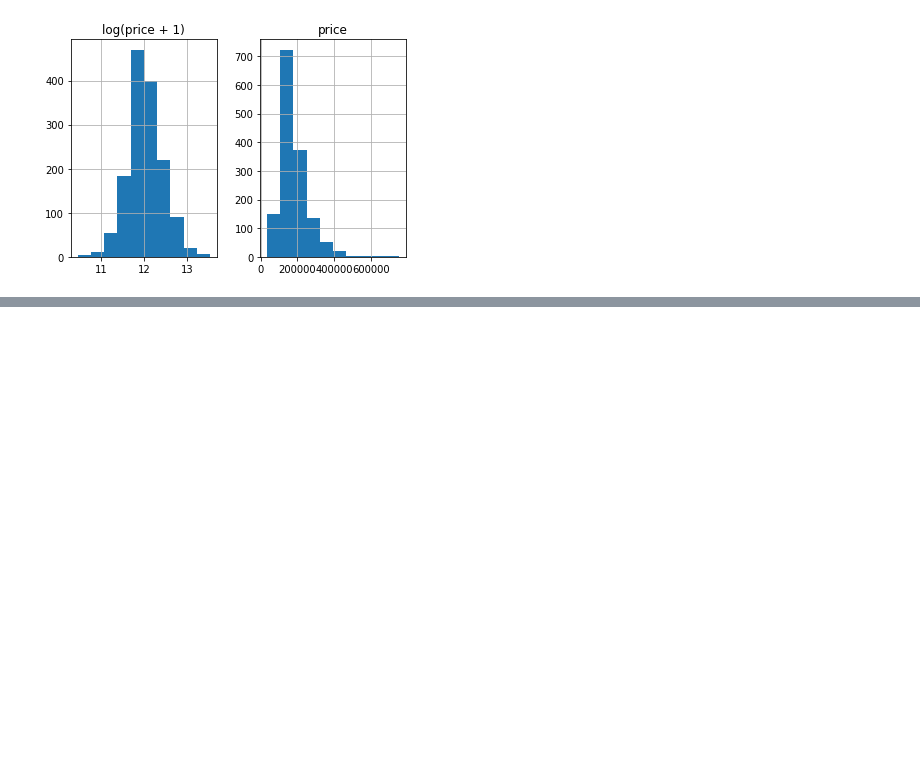
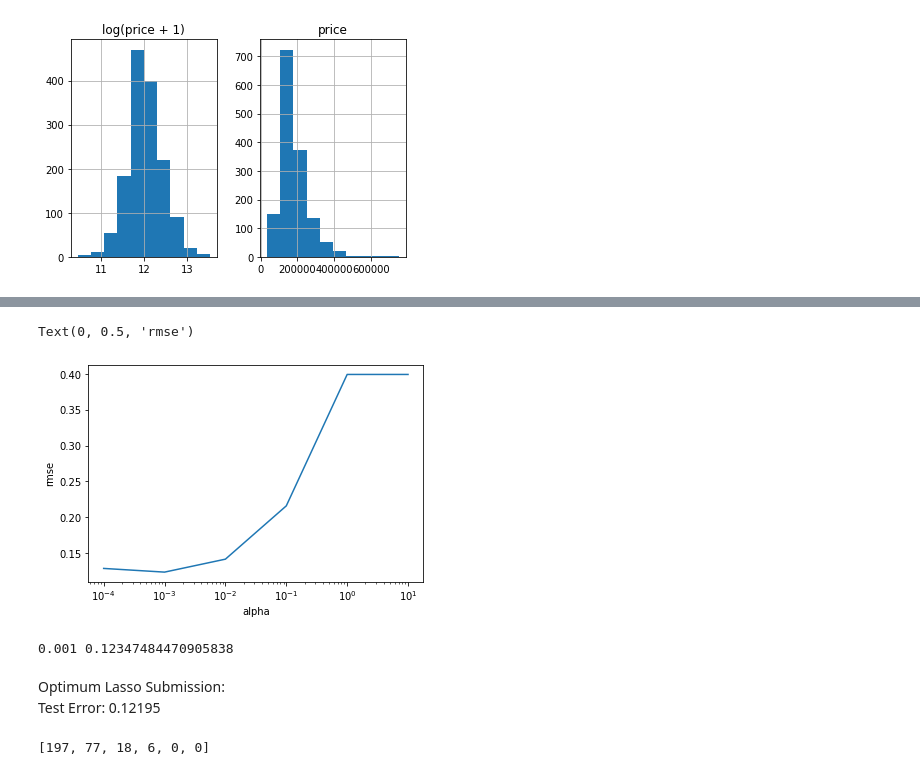
Before and after one commit to aasthagoyal46/HousingPricePrediction, a Jupyter notebook: HousingPrices.ipynb, the cells around one changed output, grey strips where cells are left out. Saved outputs shown, nothing was run; the diff lists cells and outputs as text; code cells hidden in the pictures; blank space fills up the shorter version.

```diff
--- a/HousingPrices.ipynb
+++ b/HousingPrices.ipynb
@@ -100,0 +138,26 @@ rmse_cv(Ridge(alpha = 1)).mean()
+# %%
+alphas = [0.0001, 0.001, 0.01, 0.1, 1, 10]
+cv_lasso = [rmse_cv(Lasso(alpha = alpha).fit(X_train, y), X_train, y).mean()
+            for alpha in alphas]
+# %%
+cv_lasso = pd.Series(cv_lasso, index = alphas)
+plt.semilogx(alphas, cv_lasso)
+plt.xlabel("alpha")
+plt.ylabel("rmse")
+# %% [output]
+Text(0, 0.5, 'rmse')
+[figure, added]
+# %%
+lassoAlpha = cv_lasso[cv_lasso == min(cv_lasso)].index[0]
+print(lassoAlpha, min(cv_lasso))
+
+lassoOpt = Lasso(alpha = lassoAlpha)
+
+lassoOpt.fit(X_train, y)
+
+predictions = np.expm1(lassoOpt.predict(X_test))
+resultLasso = pd.DataFrame({"Id": test["Id"], 'SalePrice':predictions})
+
+resultLasso.to_csv('result03.csv', index=False)
+# %% [output]
+0.001 0.12347484470905838
@@ -100,0 +166,9 @@ rmse_cv(Ridge(alpha = 1)).mean()
+# %% [markdown]
+Optimum Lasso Submission: <br>
+Test Error: 0.12195
+# %%
+coef = [Lasso(alpha = alpha).fit(X_train, y).coef_ for alpha in alphas]
+coef = [sum(c!=0) for c in coef]
+print(coef)
+# %% [output]
+[197, 77, 18, 6, 0, 0]
```
Also changed, not shown: parts of 31 cells of this notebook.
